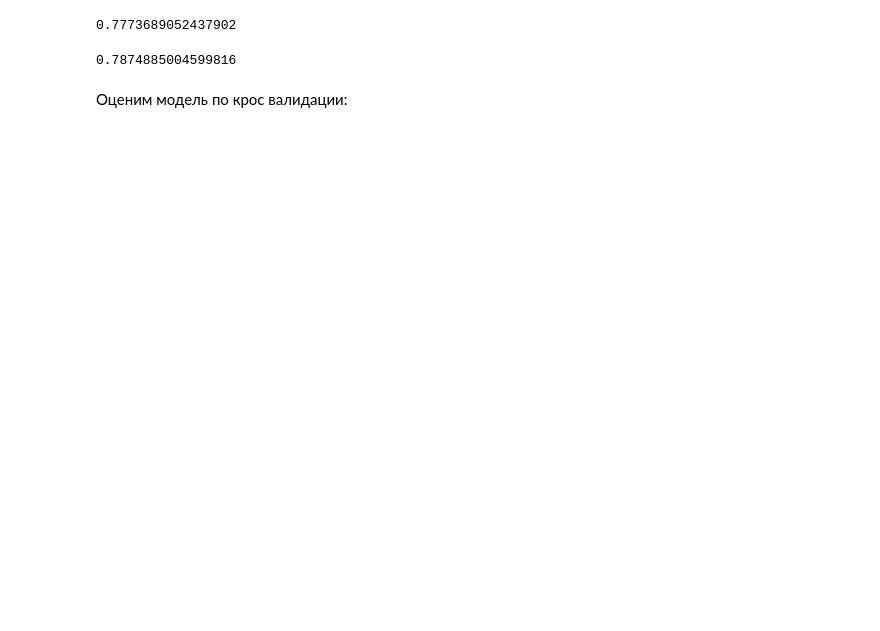
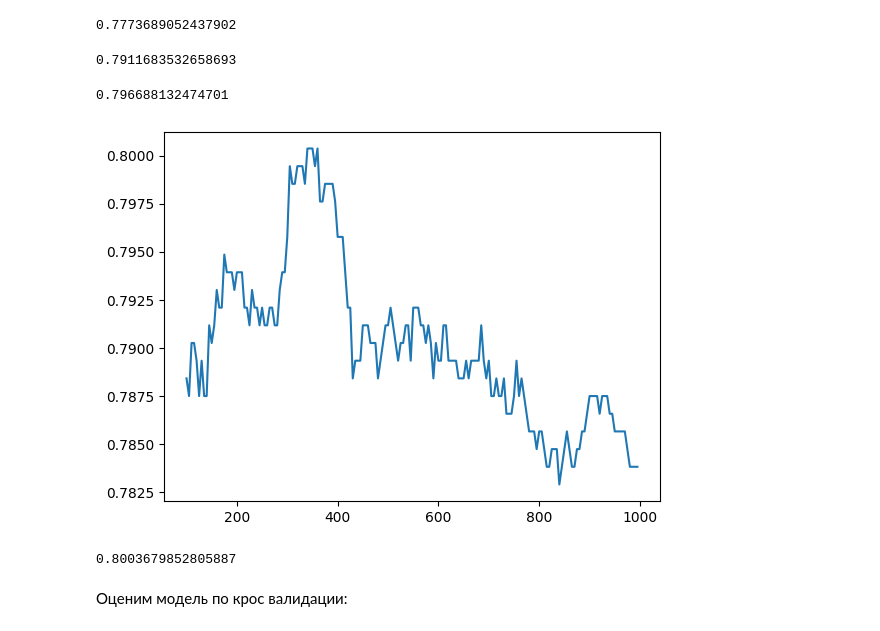
Before and after one commit to Filip-GG/Spaceship-Titanic, a Jupyter notebook: main.ipynb, the cells around one changed output. Drawn from its saved outputs; the diff is of its cells as text; code cells hidden in the pictures; blank space fills up the shorter version.

```diff
--- a/main.ipynb
+++ b/main.ipynb
@@ -102,3 +100,6 @@ train_data.fillna(0, inplace=True)
+# %%
+#train_data.fillna(0, inplace=True)
+train_data.fillna(train_data.mode().iloc[0], inplace=True)
 # %% [markdown]
 Разабьём на data и lable
 # %%
@@ -157,8 +158,8 @@ model.score(test_x, test_y)
 # %% [output]
 0.7773689052437902
 # %%
-model = SVC(kernel='rbf', C=2, random_state=42)
+model = SVC(kernel='rbf', C=1, random_state=42)
 model.fit(train_x, train_y)
 model.score(test_x, test_y)
 # %% [output]
-0.7874885004599816
+0.7911683532658693
@@ -164,0 +169,18 @@ model.score(test_x, test_y)
+# %%
+if False:
+    C = list(range(1, 100, 5))
+    score = []
+    for i in (pbar:=tqdm(C)):
+        model = SVC(kernel='rbf', C=i, random_state=42)
+        model.fit(train_x, train_y)
+        score_i = model.score(test_x, test_y)
+        score.append(score_i)
+        pbar.set_description(f"score '{score_i}'")
+    plt.plot(C, score)
+    plt.show()
+# %%
+model = SVC(kernel='rbf', C=15, random_state=42)
+model.fit(train_x, train_y)
+model.score(test_x, test_y)
+# %% [output]
+0.796688132474701
@@ -165,3 +189,23 @@ model.score(test_x, test_y)
+# %%
+if True:
+    C = list(range(100, 1000, 5))
+    score = []
+    for i in (pbar:=tqdm(C)):
+        model = GradientBoostingClassifier(n_estimators=i, random_state=42)
+        model.fit(train_x, train_y)
+        score_i = model.score(test_x, test_y)
+        score.append(score_i)
+        pbar.set_description(f"score '{score_i}'")
+    plt.plot(C, score)
+    plt.show()
+# %% [output]
+[figure, added]
+# %%
+model = GradientBoostingClassifier(n_estimators=350, random_state=42)
+model.fit(train_x, train_y)
+model.score(test_x, test_y)
+# %% [output]
+0.8003679852805887
 # %% [markdown]
 Оценим модель по крос валидации:
 # %%
```
Also changed, not shown: parts of 8 cells of this notebook.
